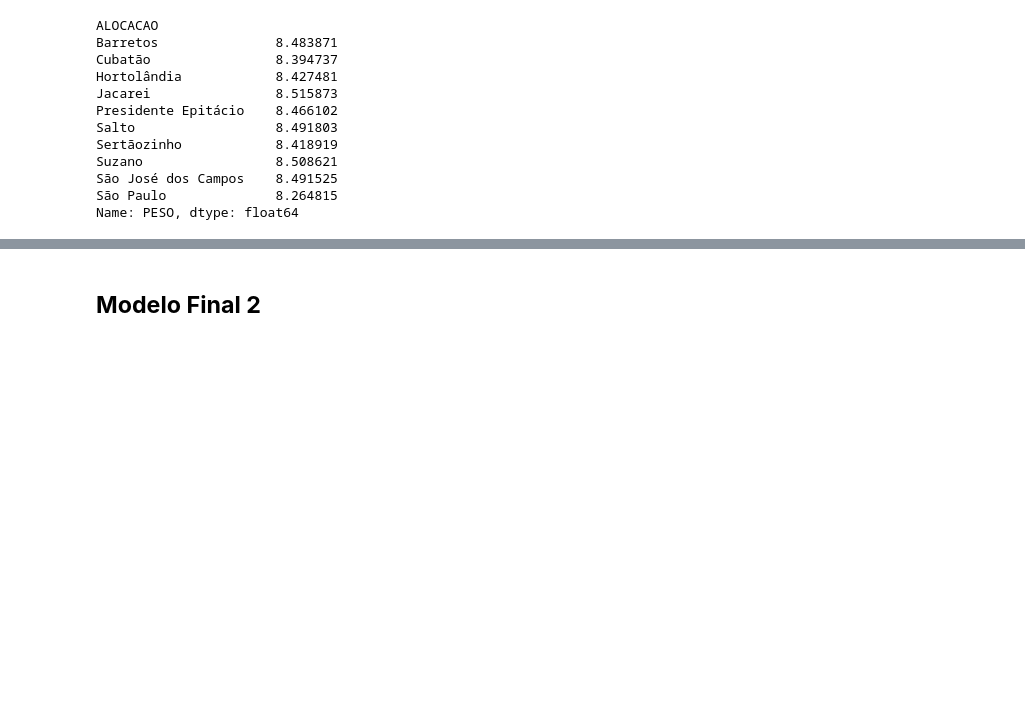
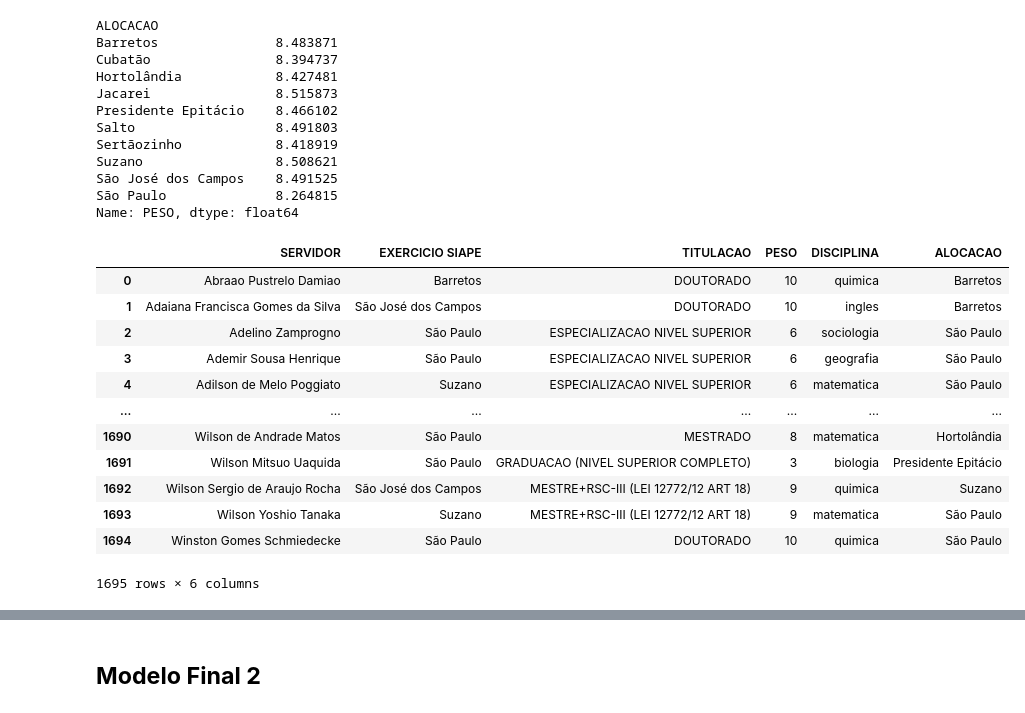
Before and after one commit to LeozinRuiz/Modelagem-de-Otimiza-o-do-Sistema-Educacional, a Jupyter notebook: Trabalho.ipynb, the cells around one changed output, grey strips where cells are left out. Drawn from its saved outputs; the diff is of its cells as text; code cells hidden in the pictures; blank space fills up the shorter version.

```diff
--- a/Trabalho.ipynb
+++ b/Trabalho.ipynb
@@ -183,10 +183,10 @@ lembrando que arestas seguem o modelo **(vertice1, vertice2, peso)**, mas nessa
 
 E como o nome da função diz, o objetivo dela é retornar uma lista **arestas** que possuem todas as arestas do grafo.
 # %%
-def adicionar_peso(arestas: list):
+def adicionar_peso(arestas: list,tabela):
     novas_arestas = []
     for escola, nome in arestas:
-        peso = int(dados.loc[dados['SERVIDOR'] == nome, 'PESO'].values[0])
+        peso = int(tabela.loc[dados['SERVIDOR'] == nome, 'PESO'].values[0])
         novas_arestas.append((escola, nome, peso))
     return novas_arestas
 # %% [markdown]
@@ -457,3 +457,19 @@ Suzano                 8.508621
 São José dos Campos    8.491525
 São Paulo              8.264815
 Name: PESO, dtype: float64
+# %%
+nova_distribuicao
+# %% [output]
+|  | SERVIDOR | EXERCICIO SIAPE | TITULACAO | PESO | DISCIPLINA | ALOCACAO |
+| 0 | Abraao Pustrelo Damiao | Barretos | DOUTORADO | 10 | quimica | Barretos |
+| 1 | Adaiana Francisca Gomes da Silva | São José dos Campos | DOUTORADO | 10 | ingles | Barretos |
+| 2 | Adelino Zamprogno | São Paulo | ESPECIALIZACAO NIVEL SUPERIOR | 6 | sociologia | São Paulo |
+| 3 | Ademir Sousa Henrique | São Paulo | ESPECIALIZACAO NIVEL SUPERIOR | 6 | geografia | São Paulo |
+| 4 | Adilson de Melo Poggiato | Suzano | ESPECIALIZACAO NIVEL SUPERIOR | 6 | matematica | São Paulo |
+| ... | ... | ... | ... | ... | ... | ... |
+| 1690 | Wilson de Andrade Matos | São Paulo | MESTRADO | 8 | matematica | Hortolândia |
+| 1691 | Wilson Mitsuo Uaquida | São Paulo | GRADUACAO (NIVEL SUPERIOR COMPLETO) | 3 | biologia | Presidente Epitácio |
+| 1692 | Wilson Sergio de Araujo Rocha | São José dos Campos | MESTRE+RSC-III (LEI 12772/12 ART 18) | 9 | quimica | Suzano |
+| 1693 | Wilson Yoshio Tanaka | Suzano | MESTRE+RSC-III (LEI 12772/12 ART 18) | 9 | matematica | São Paulo |
+| 1694 | Winston Gomes Schmiedecke | São Paulo | DOUTORADO | 10 | quimica | São Paulo |
+1695 rows × 6 columns
```
Also changed, not shown: parts of 11 cells of this notebook.
